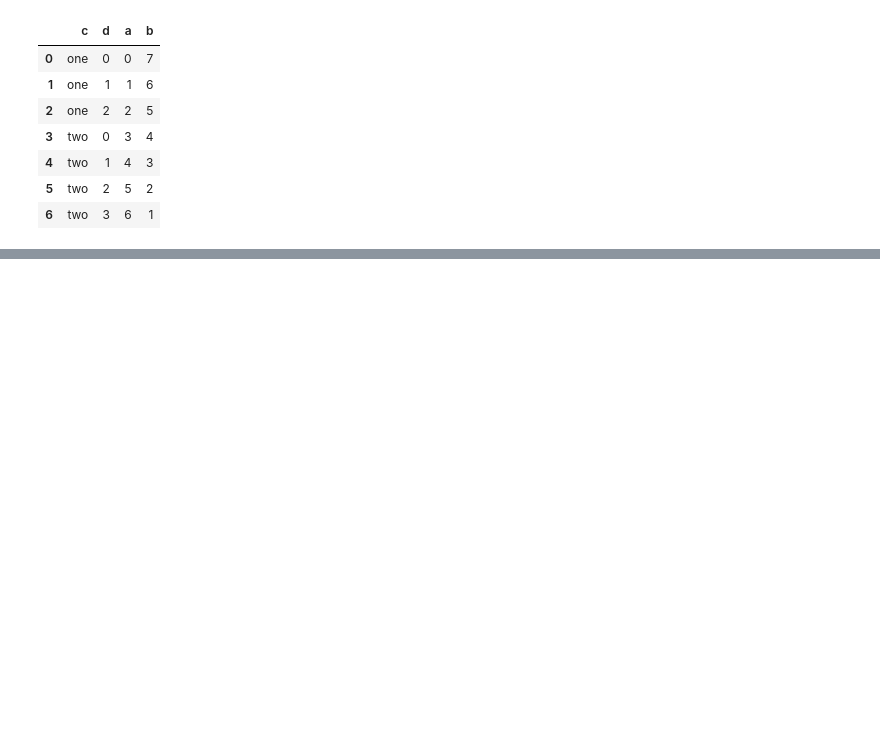
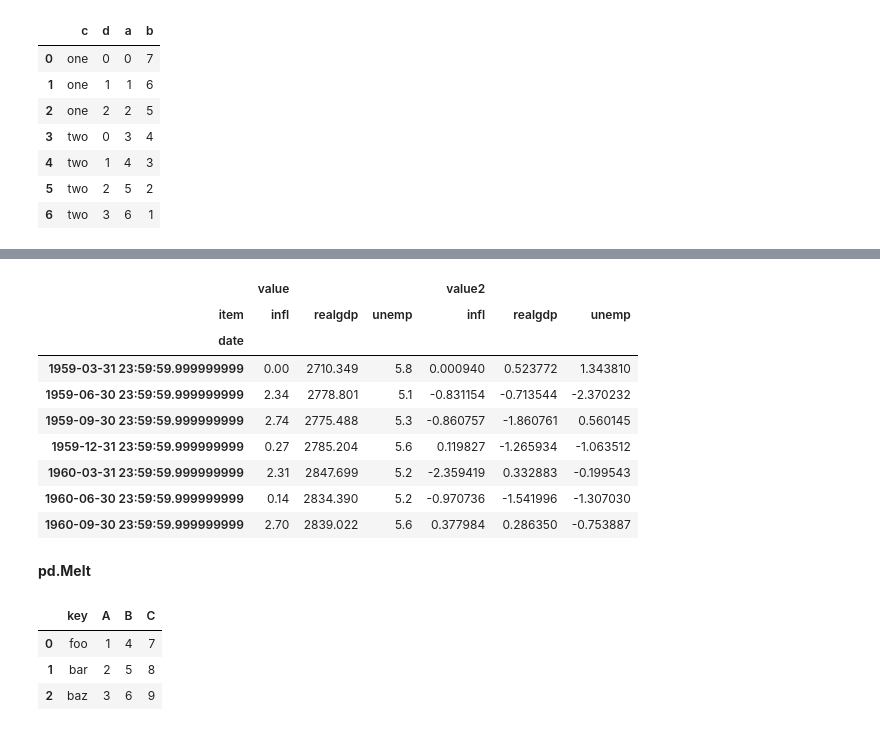
Before and after one commit to TheMLEngineer/Data-Analysis-Book-wes-mckinney-, a Jupyter notebook: Chapter_8_Data_Wrangling_Join,_Combine,_Reshape.ipynb, the cells around one changed output, grey strips where cells are left out. Cells and saved outputs as stored; diff of their text form; code cells hidden in the pictures; blank space fills up the shorter version.

```diff
--- a/Chapter_8_Data_Wrangling_Join,_Combine,_Reshape.ipynb
+++ b/Chapter_8_Data_Wrangling_Join,_Combine,_Reshape.ipynb
@@ -244,0 +1168,2 @@ frame2.reset_index()
+# %%
+data = data.reindex(columns=columns)
@@ -244,0 +1186,4 @@ frame2.reset_index()
+# %%
+data.index = periods.to_timestamp('D' , 'end')
+# %%
+ldata = data.stack().reset_index().rename(columns = { 0 : 'value'})
@@ -244,0 +1220,3 @@ frame2.reset_index()
+# %%
+ldata['value2'] = np.random.randn(len(ldata))
+ldata[:10]
@@ -244,0 +1259,27 @@ frame2.reset_index()
+# %%
+unstacked = ldata.set_index(['date', 'item']).unstack('item')
+unstacked[:7]
+# %% [output]
+|  | value |  |  | value2 |  |  |
+| item | infl | realgdp | unemp | infl | realgdp | unemp |
+| date |  |  |  |  |  |  |
+| 1959-03-31 23:59:59.999999999 | 0.00 | 2710.349 | 5.8 | 0.000940 | 0.523772 | 1.343810 |
+| 1959-06-30 23:59:59.999999999 | 2.34 | 2778.801 | 5.1 | -0.831154 | -0.713544 | -2.370232 |
+| 1959-09-30 23:59:59.999999999 | 2.74 | 2775.488 | 5.3 | -0.860757 | -1.860761 | 0.560145 |
+| 1959-12-31 23:59:59.999999999 | 0.27 | 2785.204 | 5.6 | 0.119827 | -1.265934 | -1.063512 |
+| 1960-03-31 23:59:59.999999999 | 2.31 | 2847.699 | 5.2 | -2.359419 | 0.332883 | -0.199543 |
+| 1960-06-30 23:59:59.999999999 | 0.14 | 2834.390 | 5.2 | -0.970736 | -1.541996 | -1.307030 |
+| 1960-09-30 23:59:59.999999999 | 2.70 | 2839.022 | 5.6 | 0.377984 | 0.286350 | -0.753887 |
+# %% [markdown]
+**pd.Melt**
+# %%
+df = pd.DataFrame({'key': ['foo', 'bar', 'baz'],
+                   'A': [1, 2, 3],
+                   'B': [4, 5, 6],
+                   'C': [7, 8, 9]})
+df
+# %% [output]
+|  | key | A | B | C |
+| 0 | foo | 1 | 4 | 7 |
+| 1 | bar | 2 | 5 | 8 |
+| 2 | baz | 3 | 6 | 9 |
```
Also changed, not shown: parts of 119 cells of this notebook.
